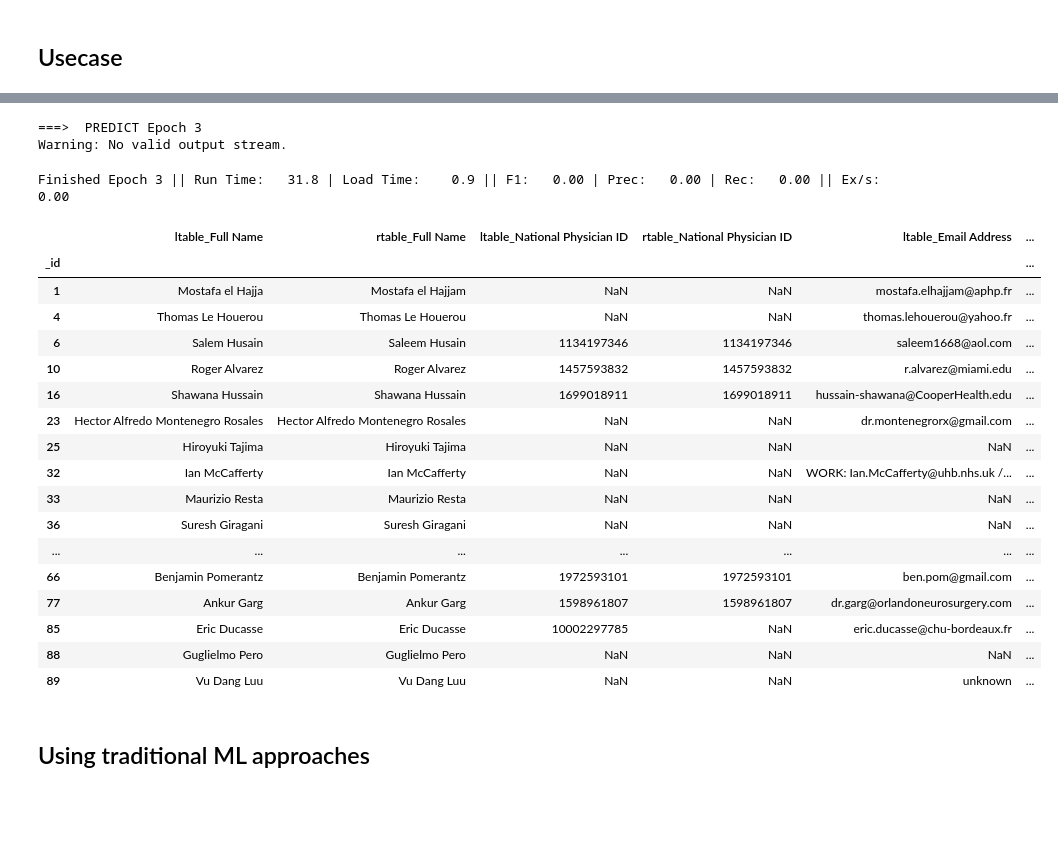
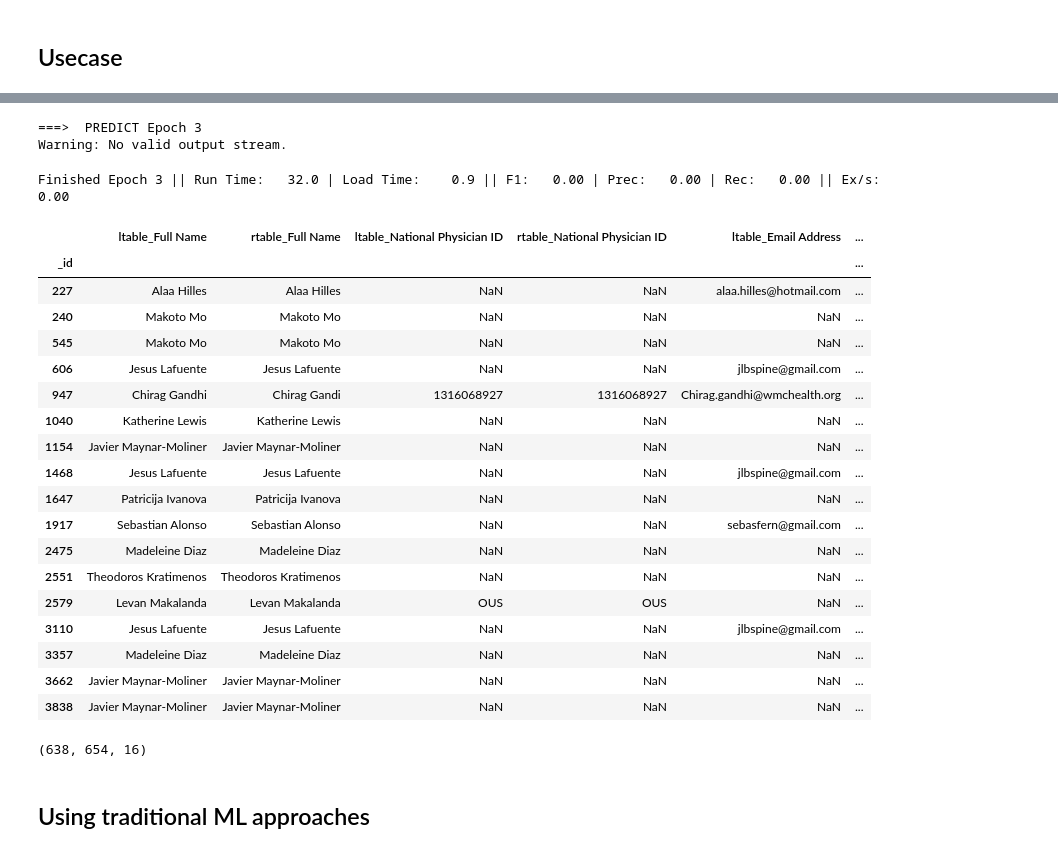
Before and after one commit to lidia-k/PatternX-Duplicate-Finder, a Jupyter notebook: notebook/EntityMatching_demo.ipynb, the cells around one changed output, grey strips where cells are left out. Drawn from its saved outputs; the diff is of its cells as text; code cells hidden in the pictures; blank space fills up the shorter version.

Commit message:
chore: update checking

```diff
--- a/notebook/EntityMatching_demo.ipynb
+++ b/notebook/EntityMatching_demo.ipynb
@@ -584,7 +591,7 @@ Finished Epoch 3 || Run Time:   12.5 | Load Time:    0.3 || F1:  98.94 | Prec:
 ## Usecase
 # %%
 candidate = dm.data.process_unlabeled(
-    path=os.path.join(data_dir, 'test.csv'),
+    path=os.path.join(data_dir, 'new_data2.csv'),
     trained_model=model,
     ignore_columns=('ltable_id', 'rtable_id', 'label'))
 # %% [output]
@@ -595,40 +602,46 @@ predictions = predictions.rename(columns={"match_score":"confident"})
 # %% [output]
 ===>  PREDICT Epoch 3
 Warning: No valid output stream.
-Finished Epoch 3 || Run Time:   31.8 | Load Time:    0.9 || F1:   0.00 | Prec:   0.00 | Rec:   0.00 || Ex/s:   0.00
+Finished Epoch 3 || Run Time:   32.0 | Load Time:    0.9 || F1:   0.00 | Prec:   0.00 | Rec:   0.00 || Ex/s:   0.00
 # %%
 selected_columns = [
  'ltable_Full Name',
  'rtable_Full Name',
  'ltable_National Physician ID',
  'rtable_National Physician ID',
  'ltable_Email Address',
  'rtable_Email Address',
  'confident', 'is_matched',
  'label']
 
 threshold = 0.96
 predictions['is_matched'] = np.where(predictions['confident'] > threshold, 1, 0)
-predictions.query("(is_matched == 1) ")[selected_columns].head(20)
+predictions.query("(is_matched == 0) & (label == 1) ")[selected_columns].tail(20)
 # %% [output]
 |  | ltable_Full Name | rtable_Full Name | ltable_National Physician ID | rtable_National Physician ID | ltable_Email Address | ... |
 | _id |  |  |  |  |  | ... |
-| 1 | Mostafa el Hajja | Mostafa el Hajjam | NaN | NaN | mostafa.elhajjam@aphp.fr | ... |
-| 4 | Thomas Le Houerou | Thomas Le Houerou | NaN | NaN | thomas.lehouerou@yahoo.fr | ... |
-| 6 | Salem Husain | Saleem Husain | 1134197346 | 1134197346 | saleem1668@aol.com | ... |
-| 10 | Roger Alvarez | Roger Alvarez | 1457593832 | 1457593832 | r.alvarez@miami.edu | ... |
-| 16 | Shawana Hussain | Shawana Hussain | 1699018911 | 1699018911 | hussain-shawana@CooperHealth.edu | ... |
-| 23 | Hector Alfredo Montenegro Rosales | Hector Alfredo Montenegro Rosales | NaN | NaN | dr.montenegrorx@gmail.com | ... |
-| 25 | Hiroyuki Tajima | Hiroyuki Tajima | NaN | NaN | NaN | ... |
-| 32 | Ian McCafferty | Ian McCafferty | NaN | NaN | WORK: Ian.McCafferty@uhb.nhs.uk /... | ... |
-| 33 | Maurizio Resta | Maurizio Resta | NaN | NaN | NaN | ... |
-| 36 | Suresh Giragani | Suresh Giragani | NaN | NaN | NaN | ... |
-| ... | ... | ... | ... | ... | ... | ... |
-| 66 | Benjamin Pomerantz | Benjamin Pomerantz | 1972593101 | 1972593101 | ben.pom@gmail.com | ... |
-| 77 | Ankur Garg | Ankur Garg | 1598961807 | 1598961807 | dr.garg@orlandoneurosurgery.com | ... |
-| 85 | Eric Ducasse | Eric Ducasse | 10002297785 | NaN | eric.ducasse@chu-bordeaux.fr | ... |
-| 88 | Guglielmo Pero | Guglielmo Pero | NaN | NaN | NaN | ... |
-| 89 | Vu Dang Luu | Vu Dang Luu | NaN | NaN | unknown | ... |
+| 227 | Alaa Hilles | Alaa Hilles | NaN | NaN | alaa.hilles@hotmail.com | ... |
+| 240 | Makoto Mo | Makoto Mo | NaN | NaN | NaN | ... |
+| 545 | Makoto Mo | Makoto Mo | NaN | NaN | NaN | ... |
+| 606 | Jesus Lafuente | Jesus Lafuente | NaN | NaN | jlbspine@gmail.com | ... |
+| 947 | Chirag Gandhi | Chirag Gandi | 1316068927 | 1316068927 | Chirag.gandhi@wmchealth.org | ... |
+| 1040 | Katherine Lewis | Katherine Lewis | NaN | NaN | NaN | ... |
+| 1154 | Javier Maynar-Moliner | Javier Maynar-Moliner | NaN | NaN | NaN | ... |
+| 1468 | Jesus Lafuente | Jesus Lafuente | NaN | NaN | jlbspine@gmail.com | ... |
+| 1647 | Patricija Ivanova | Patricija Ivanova | NaN | NaN | NaN | ... |
+| 1917 | Sebastian Alonso | Sebastian Alonso | NaN | NaN | sebasfern@gmail.com | ... |
+| 2475 | Madeleine Diaz | Madeleine Diaz | NaN | NaN | NaN | ... |
+| 2551 | Theodoros Kratimenos | Theodoros Kratimenos | NaN | NaN | NaN | ... |
+| 2579 | Levan Makalanda | Levan Makalanda | OUS | OUS | NaN | ... |
+| 3110 | Jesus Lafuente | Jesus Lafuente | NaN | NaN | jlbspine@gmail.com | ... |
+| 3357 | Madeleine Diaz | Madeleine Diaz | NaN | NaN | NaN | ... |
+| 3662 | Javier Maynar-Moliner | Javier Maynar-Moliner | NaN | NaN | NaN | ... |
+| 3838 | Javier Maynar-Moliner | Javier Maynar-Moliner | NaN | NaN | NaN | ... |
+# %%
+check_threshold = 0.96
+np.sum(predictions['confident'] > check_threshold), np.sum(predictions['label'] ==1), np.sum(predictions['label'] ==1) - np.sum(predictions['confident'] > check_threshold)
+# %% [output]
+(638, 654, 16)
 # %% [markdown]
 ## Using traditional ML approaches
 # %%
```
Also changed, not shown: parts of 4 cells of this notebook.
